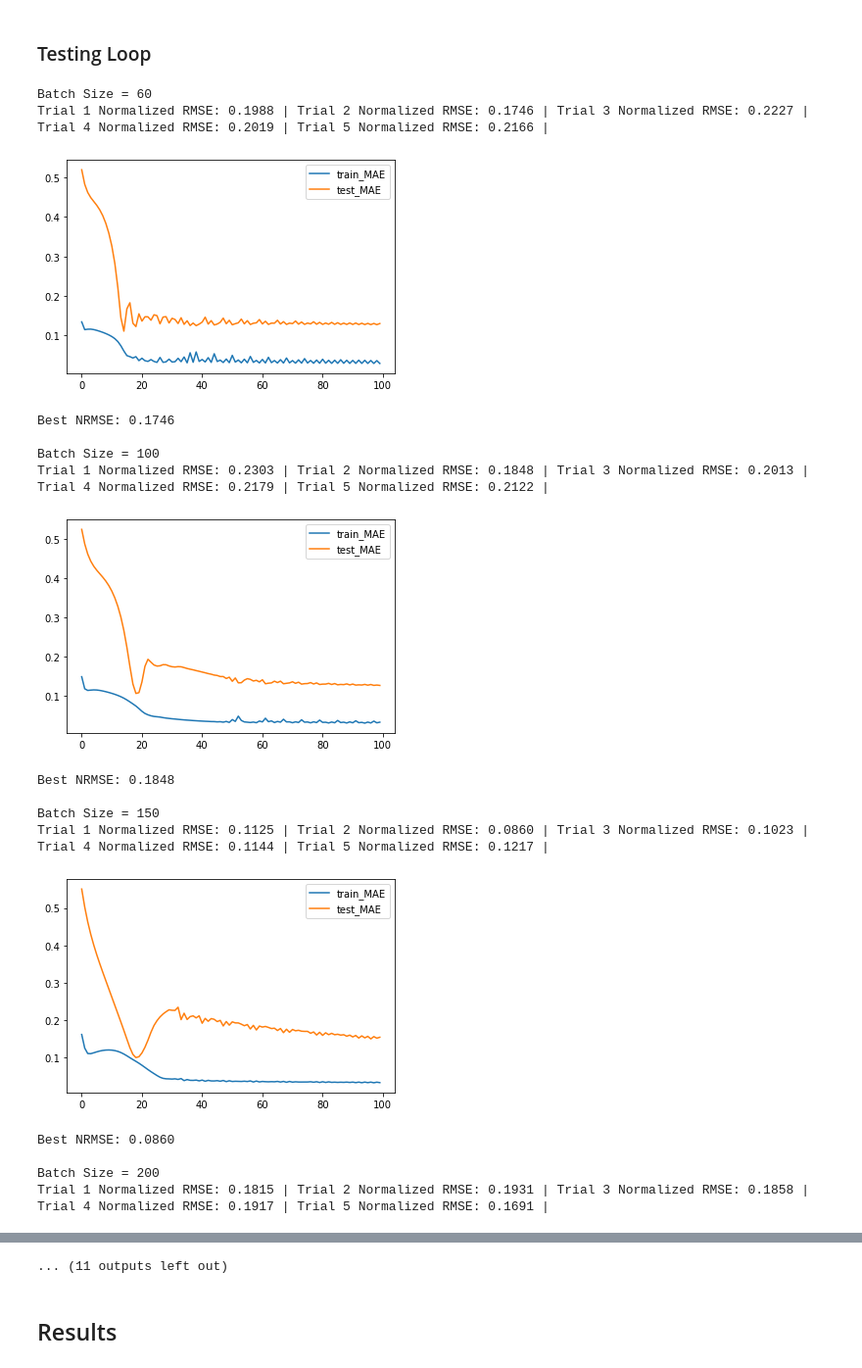
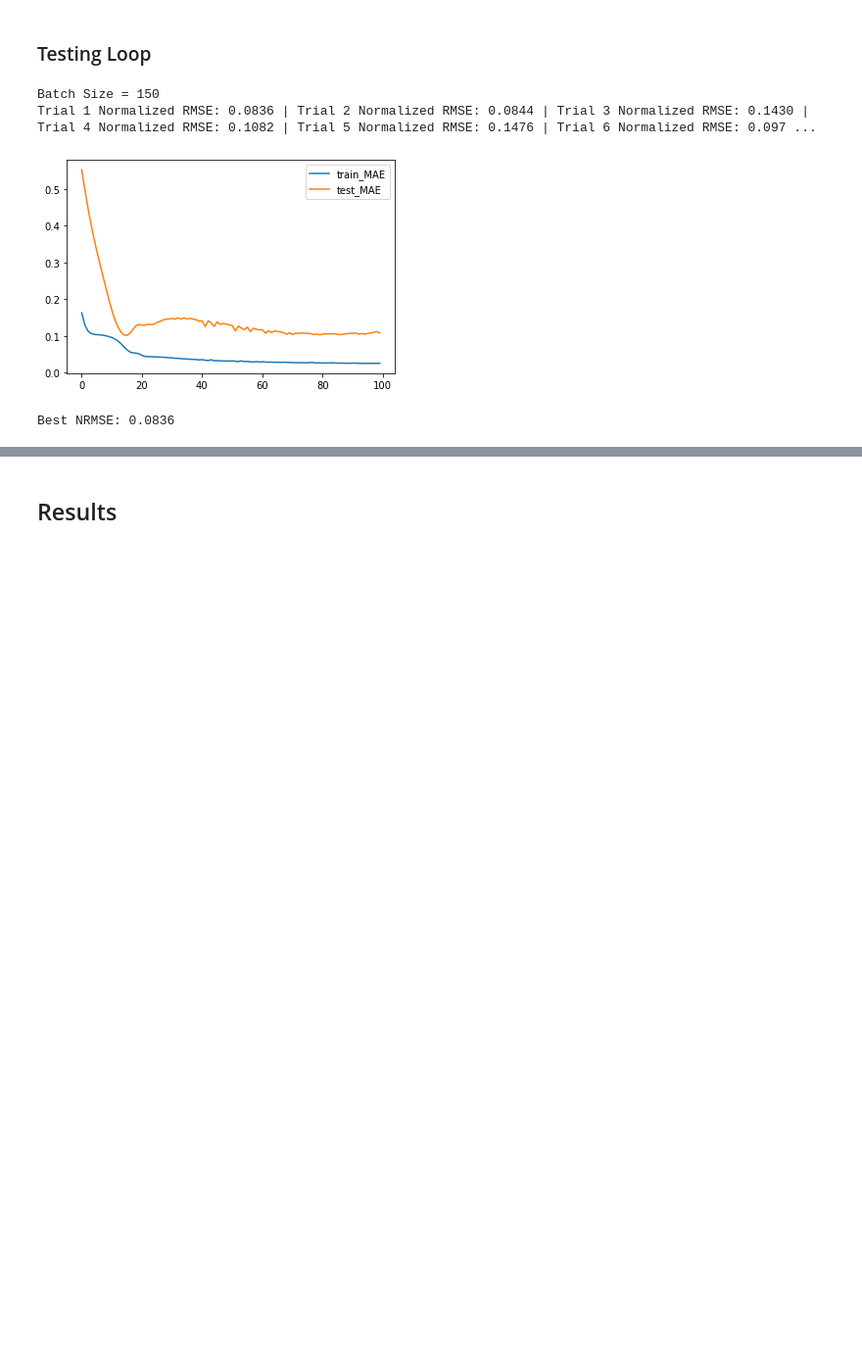
Before and after one commit to TLChilton/Senior_Capstone, a Jupyter notebook: Thomas/LSTMTestBed.ipynb, the cells around one changed output, grey strips where cells are left out. Shown: that part at 98% size. Drawn from its saved outputs; the diff is of its cells as text; code cells hidden in the pictures; blank space fills up the shorter version.

```diff
--- a/Thomas/LSTMTestBed.ipynb
+++ b/Thomas/LSTMTestBed.ipynb
@@ -48,8 +49,8 @@ from statistics import mean
 ## Preparing Data
 # %%
 # Loading Preprocessed Data File
-df = pd.read_csv("preprocessed_MoreRecent.csv",usecols=['Date','Close','Tesla Trend','Musk Trend','Month','Day of the Month','Day of the Week'], parse_dates=['Date'],index_col=0)
-#df = pd.read_csv("preprocessed_MoreRecent.csv", parse_dates=['Date'],index_col=0)
+df = pd.read_csv("preprocessedTesla_MoreRecent.csv",usecols=['Date','Close','Tesla Trend','GM Trend','EV Trend','Coronavirus Trend','Month','Year'], parse_dates=['Date'],index_col=0)
+#df = pd.read_csv("preprocessedGM_MoreRecent.csv", parse_dates=['Date'],index_col=0)
 df.dropna(inplace=True)
 df = df.loc[(df.index >= '2019-01-01')]
 
@@ -119,19 +126,19 @@ values = values.astype('float32')
 scaler = MinMaxScaler(feature_range=(0,1))
 scaled = scaler.fit_transform(values)
 # %%
-n_in = 10               # look back
-n_out = 90              # look forward
-n_predict = 1           # n_predict = number of data points you want to predict / n_out
+n_in = 10                # look back
+n_out =  91              # look forward
+n_predict = 1          # n_predict = number of data points you want to predict / n_out
 percent_train = 0.70    # percent as decimal
 
 # frame as supervised learning
 reframed = series_to_supervised(scaled, df.columns, n_in, n_out)
 # Drop Columns of Variables We Aren't Predicting
 for i in range(1, n_out):
-#    reframed.drop(reframed.loc[:, ('Open(t+%i)' %(i)):('Low(t+%i)' %(i))], axis=1, inplace=True)
-    reframed.drop(reframed.loc[:, ('Tesla Trend(t+%i)' %(i)):('Day of the Week(t+%i)' %(i))], axis=1, inplace=True)
+#   reframed.drop(reframed.loc[:, ('Open(t+%i)' %(i)):('Low(t+%i)' %(i))], axis=1, inplace=True)
+    reframed.drop(reframed.loc[:, ('Tesla Trend(t+%i)' %(i)):('Year(t+%i)' %(i))], axis=1, inplace=True)
 #reframed.drop(reframed.loc[:, 'Open(t)':'Low(t)'], axis=1, inplace=True)
-reframed.drop(reframed.loc[:, 'Tesla Trend(t)':'Day of the Week(t)'], axis=1, inplace=True)
+reframed.drop(reframed.loc[:, 'Tesla Trend(t)':'Year(t)'], axis=1, inplace=True)
 
 y_vals = reframed.iloc[:,n_out*-1:].values
 x_vals = reframed.iloc[:,:n_out*-1].values
@@ -191,15 +198,15 @@ def fit_lstm(train_X, train_y, test_X, test_y, n_out, batch_size, n_epochs, n_ne
 from sklearn.metrics import mean_squared_error
 
 # Adjustable Hyperparameters
-n_trials = 5
+n_trials = 8
 n_epochs = 100
-batch_size = 700
+batch_size = 150
 n_neurons = 40
-dropout = 0.00                                      # default is 0.0
+dropout = 0.05                                      # default is 0.0
 learning_rate = 0.001                               # default is 0.001
-testingArray = [60, 100, 150, 200, 250, 300, 400, 500, 600, 700, 800]
+testingArray = [150]
 verbose = 0                                         # 0, 1, or 2
-thingTested = "Batch Size"                          # just for output purposes
+thingTested = "Batch Size"                       # just for output purposes
 
 # Results Dictionary
 results = {}
@@ -223,47 +230,34 @@ for testingThing in testingArray:
             dropout=dropout,
             lr=learning_rate,
             v=verbose
         )
         # Make Prediction
         yhat = model.predict(predict_X)
         inv_yhat = scaler.inverse_transform(yhat.reshape(-1,1)).reshape(n_out*n_predict)
         # calculate RMSE and NRMSE
         rmse = sqrt(mean_squared_error(inv_y, inv_yhat))
         normalized_rmse = rmse/(mean(inv_y))
         print('Normalized RMSE: %.4f | ' % normalized_rmse, end="")
         # Store the model with the best NRMSE
         if testingThing not in results["best_nrmse"] or normalized_rmse < results["best_nrmse"][testingThing]:
             results["best_nrmse"][testingThing] = normalized_rmse
             results["best_history"][testingThing] = history
             results["best_invyhat"][testingThing] = inv_yhat
             results["best_model"][testingThing] = model
             if "overall_best" not in results["best_nrmse"] or normalized_rmse < results["best_nrmse"]["overall_best"]:
                 results["best_nrmse"]["overall_best"] = normalized_rmse
                 results["best_history"]["overall_best"] = history
                 results["best_invyhat"]["overall_best"] = inv_yhat
                 results["best_model"]["overall_best"] = model
     print()
     pyplot.figure()
     pyplot.plot(results["best_history"][testingThing].history['loss'], label='train_MAE')
     pyplot.plot(results["best_history"][testingThing].history['val_loss'], label='test_MAE')
     pyplot.legend()
     pyplot.show()
     print("Best NRMSE: %.4f\n" %(results["best_nrmse"][testingThing]))
 # %% [output]
-Batch Size = 60
-Trial 1 Normalized RMSE: 0.1988 | Trial 2 Normalized RMSE: 0.1746 | Trial 3 Normalized RMSE: 0.2227 | Trial 4 Normalized RMSE: 0.2019 | Trial 5 Normalized RMSE: 0.2166 |
+Batch Size = 150
+Trial 1 Normalized RMSE: 0.0836 | Trial 2 Normalized RMSE: 0.0844 | Trial 3 Normalized RMSE: 0.1430 | Trial 4 Normalized RMSE: 0.1082 | Trial 5 Normalized RMSE: 0.1476 | Trial 6 Normalized RMSE: 0.097 ...
-[figure, old version]
+[figure, new version]
-Best NRMSE: 0.1746
-
-Batch Size = 100
-Trial 1 Normalized RMSE: 0.2303 | Trial 2 Normalized RMSE: 0.1848 | Trial 3 Normalized RMSE: 0.2013 | Trial 4 Normalized RMSE: 0.2179 | Trial 5 Normalized RMSE: 0.2122 |
+Best NRMSE: 0.0836
-[figure, removed]
-Best NRMSE: 0.1848
-
-Batch Size = 150
-Trial 1 Normalized RMSE: 0.1125 | Trial 2 Normalized RMSE: 0.0860 | Trial 3 Normalized RMSE: 0.1023 | Trial 4 Normalized RMSE: 0.1144 | Trial 5 Normalized RMSE: 0.1217 |
-[figure, removed]
-Best NRMSE: 0.0860
-
-Batch Size = 200
-Trial 1 Normalized RMSE: 0.1815 | Trial 2 Normalized RMSE: 0.1931 | Trial 3 Normalized RMSE: 0.1858 | Trial 4 Normalized RMSE: 0.1917 | Trial 5 Normalized RMSE: 0.1691 |
@@ -281,4 +264,3 @@ Trial 1 Normalized RMSE: 0.1812 | Trial 2 Normalized RMSE: 0.1578 | Trial 3 Norm
-... (11 outputs left out)
 # %% [markdown]
 ## Results
 # %%
```
Also changed, not shown: parts of 12 cells of this notebook, 4 other files.
